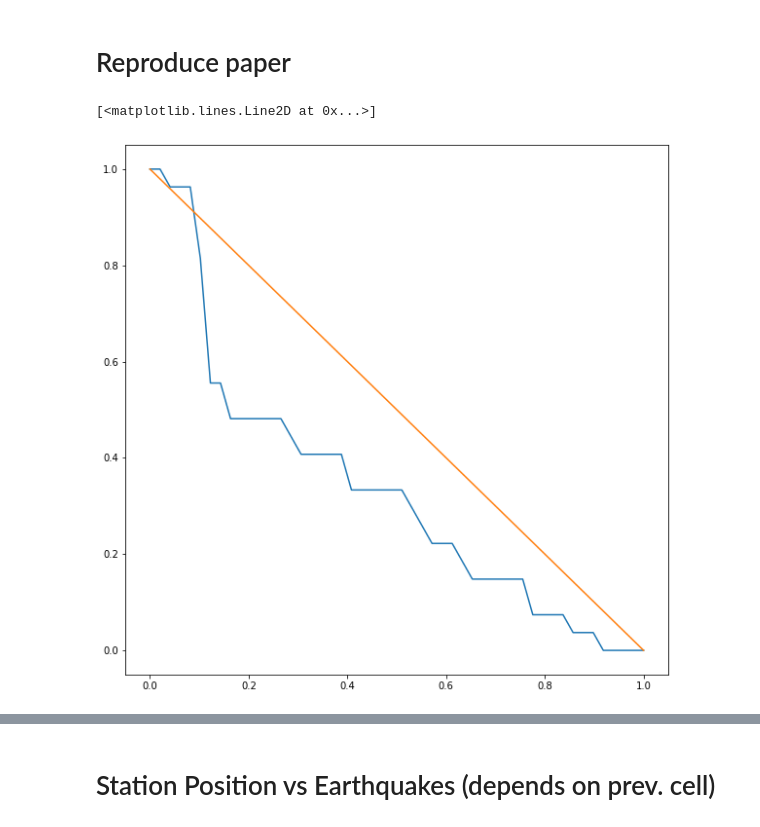
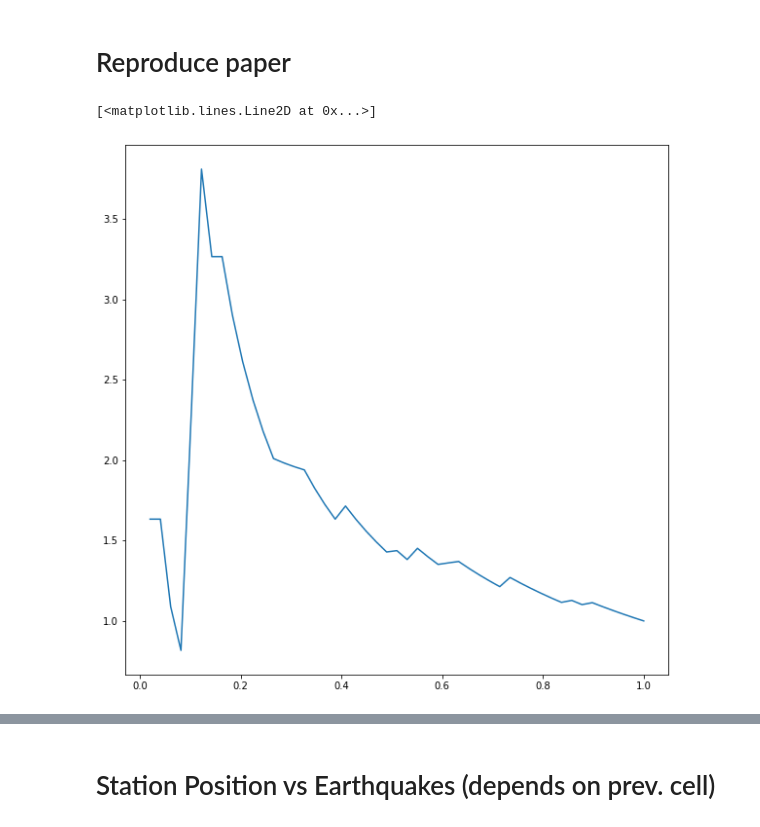
Before and after one commit to Schimmenti/EarthquakesGPS, a Jupyter notebook: Dataset.ipynb, the cells around one changed output, grey strips where cells are left out. Drawn from its saved outputs; the diff is of its cells as text; code cells hidden in the pictures.

```diff
--- a/Dataset.ipynb
+++ b/Dataset.ipynb
@@ -249,12 +268,13 @@ df2["mU"] = max_filter1d_valid(df2["cU"], l)-min_filter1d_valid(df2["cU"], l)
 # %%
 V_day = np.sqrt(df2["mN"].values**2+df2["mE"].values**2)
+df2["V_day"] = V_day
 # %%
 if(len(V_day) <= l_cell):
   V_cell = np.ones(l_cell)*np.max(V_day)
   flag = np.zeros(len(l_cell), dtype=int)
   flag[0] = 1
 else:
-  V_cell = np.concatenate([ np.max(cell)*np.ones(len(cell)) for cell in np.split(V_day, np.arange(0, len(V_day), l_cell))[1:]])
+  V_cell = np.concatenate([ np.nanmax(cell)*np.ones(len(cell)) for cell in np.split(V_day, np.arange(0, len(V_day), l_cell))[1:]])
   flag = np.zeros(len(V_cell), dtype=int)
   flag[np.arange(0, len(V_day), l_cell)] = 1
 # %%
@@ -281,14 +301,15 @@ for cnt, (date,row) in enumerate(original_cat.iterrows()):
            prev_val =  vals[flags_where[0]-1]
        matched_vals.append(prev_val)
        single_alarm.append(np.heaviside(prev_val-all_vals[vth_indices],1))
+     else:
+       print(date)
 single_alarm = np.array(single_alarm)
 matched_vals = np.array(matched_vals)
 # %%
-alarm = np.heaviside(matched_vals.reshape(-1,1)-all_vals[vth_indices].reshape(1,-1),1)
+alarm1 = np.heaviside(matched_vals.reshape(-1,1)-all_vals[vth_indices].reshape(1,-1),1)
 # %%
 fig, ax = plt.subplots(figsize=(10,10))
-plt.plot(vth_probs,1-alarm.mean(axis=0))
-plt.plot(vth_probs,1-vth_probs)
+plt.plot(vth_probs,alarm1.mean(axis=0)/vth_probs)
 # %% [output]
 [<matplotlib.lines.Line2D at 0x...>]
-[figure, old version]
+[figure, new version]
```
Also changed, not shown: parts of 13 cells of this notebook.
